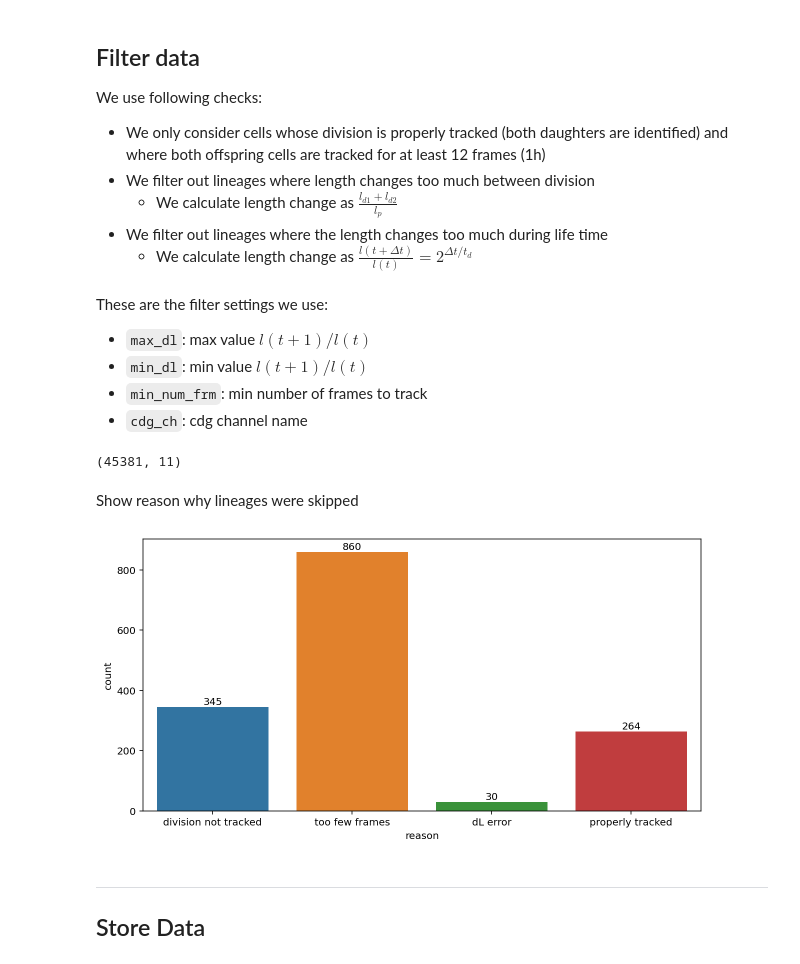
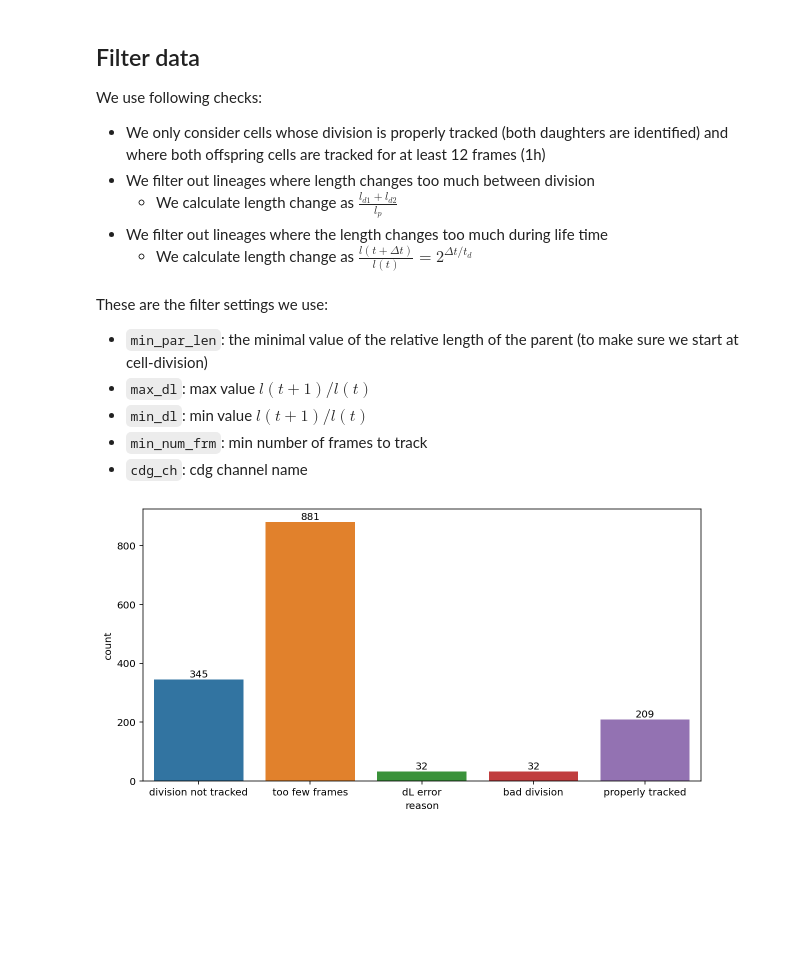
Before and after one commit to simonvanvliet/cdg_dynamics_caulobacter, a Jupyter notebook: 1_filter_data_Cc_Fast.ipynb, the cells around one changed output. Drawn from its saved outputs; the diff is of its cells as text; code cells hidden in the pictures; blank space fills up the shorter version.

```diff
--- a/1_filter_data_Cc_Fast.ipynb
+++ b/1_filter_data_Cc_Fast.ipynb
@@ -195,6 +209,7 @@ def filter_tracks(cur_cell, filter_par, reason_skipped):
 # %% [markdown]
 These are the filter settings we use:
 
+- `min_par_len`: the minimal value of the relative length of the parent (to make sure we start at cell-division)
 - `max_dl`: max value $l(t+1)/l(t)$
 - `min_dl`: min value $l(t+1)/l(t)$
 - `min_num_frm`: min number of frames to track
@@ -202,46 +217,44 @@ These are the filter settings we use:
 # %%
 #filter settings
 filter_par = {
+        'max_par_len' : 2.5,
+        'min_par_len' : 1.5,
         'max_dl': 1.08,
         'min_dl': 0.92,
-        'min_num_frm': 40,
+        'min_num_frm': 60,
+        'max_num_frm' : 120,
         'cdg_ch': 'fluo1'}
 
 
 #keep track of why lineages are skipped
 reason_skipped = { \
         'division not tracked':0,
         'too few frames':0,
         'dL error':0,
+        'bad division':0,
         'properly tracked':0}
 
 #init output
 df_list = []
-#loop movies
-movies_grouped = df.groupby('movie_name')
-for _, movie in movies_grouped:
-#loop by parent cells
-    cells_grouped = movie.groupby('id_cell')
-    for _, cur_cell in cells_grouped:
+
+cells_grouped = df.groupby('uni_id')
+for _, cur_cell in cells_grouped:
         # filter cells
-        new_df = filter_tracks(movie, cur_cell, filter_par, reason_skipped)
+        new_df = filter_tracks(df, cur_cell, filter_par, reason_skipped)
         if new_df is not None:
                 df_list.append(new_df)
 
 
 df_filtered = pd.concat(df_list) if len(df_list)>0 else None
-df_filtered.shape
+
+df_filtered['time since birth [min]'] = df_filtered['age'] * 0.5
+df_filtered = df_filtered.reset_index(drop=True)
+
+out_name = save_dir / 'filtered_data_Cc_Fast.csv'
+df_filtered.to_csv(out_name)
+
+df_stats = pd.DataFrame( [ [k,v] for k,v in reason_skipped.items()],columns=['reason','count'])
+ax = sns.barplot(data=df_stats, x='reason', y='count')
+ax.bar_label(ax.containers[0]);
 # %% [output]
-(45381, 11)
+[figure, added]
-# %% [markdown]
-Show reason why lineages were skipped
-# %%
-df_stats = pd.DataFrame( [ [k,v] for k,v in reason_skipped.items()],columns=['reason','count'])
-ax = sns.barplot(data=df_stats, x='reason', y='count')
-ax.bar_label(ax.containers[0]);
-# %% [output]
-[figure, removed]
-# %% [markdown]
----
-
-## Store Data
```
Also changed, not shown: parts of 12 cells of this notebook, 4 other files.
